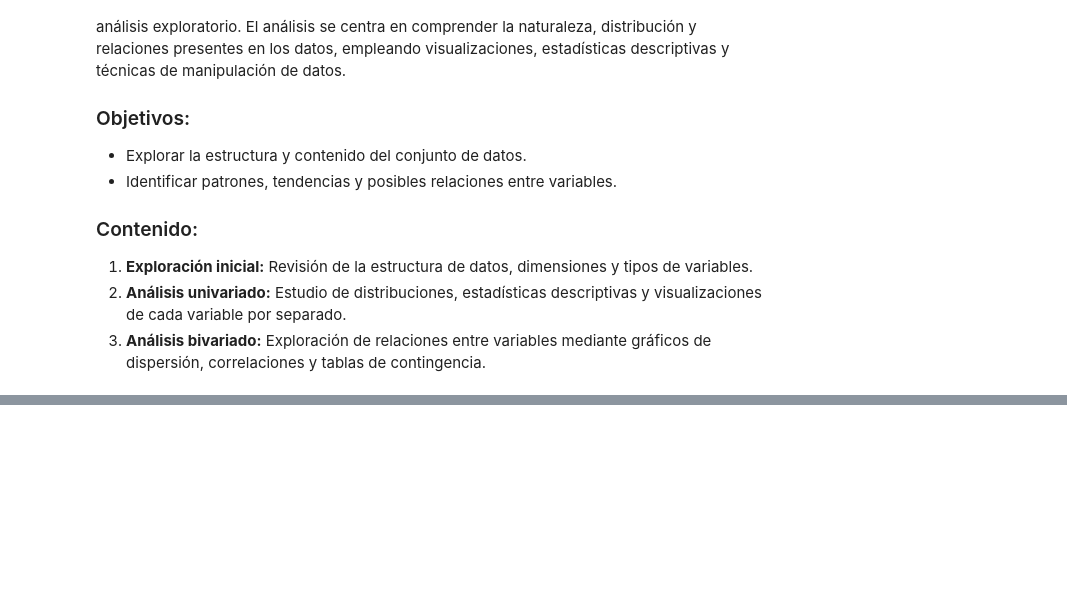
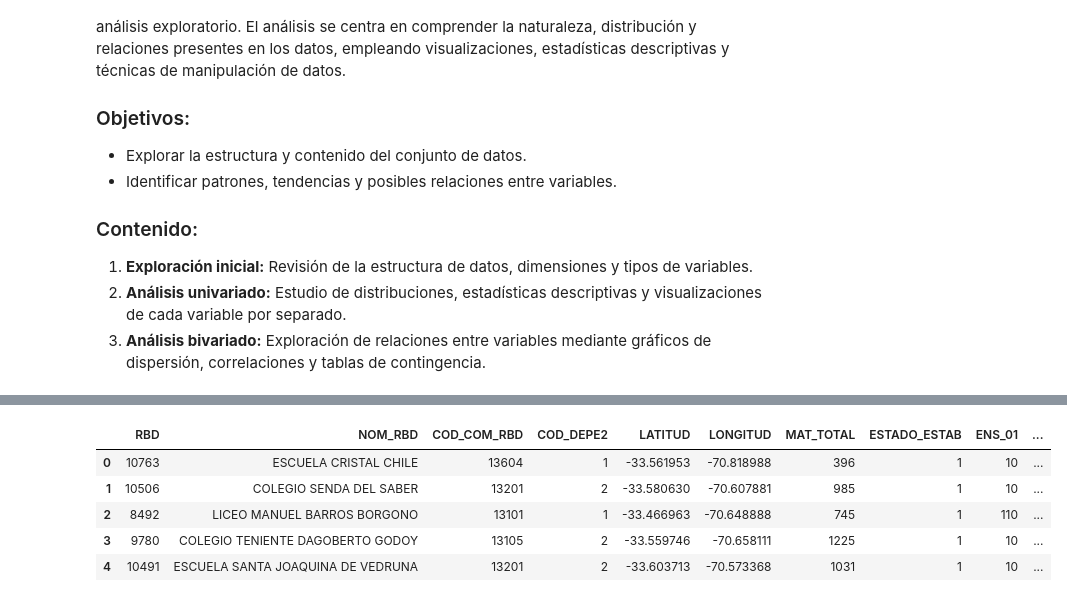
Before and after one commit to sofiafuentess/Proyecto-IMT2200-GRUPO-7, a Jupyter notebook: analisis_data/EDA_info_colegios.ipynb, the cells around one changed output, grey strips where cells are left out. Saved outputs shown, nothing was run; the diff lists cells and outputs as text; code cells hidden in the pictures; blank space fills up the shorter version.

```diff
--- a/analisis_data/EDA_info_colegios.ipynb
+++ b/analisis_data/EDA_info_colegios.ipynb
@@ -14,0 +21,4 @@ Este notebook explora y analiza exhaustivamente un conjunto de datos mediante t
+# %%
+# cargar los datos y definir un dataframe
+path= 'colegios.csv'
+df_colegios = pd.read_csv(path, sep=',')
@@ -14,0 +45,9 @@ Este notebook explora y analiza exhaustivamente un conjunto de datos mediante t
+# %%
+df_colegios.head()
+# %% [output]
+|  | RBD | NOM_RBD | COD_COM_RBD | COD_DEPE2 | LATITUD | LONGITUD | MAT_TOTAL | ESTADO_ESTAB | ENS_01 | ... |
+| 0 | 10763 | ESCUELA CRISTAL CHILE | 13604 | 1 | -33.561953 | -70.818988 | 396 | 1 | 10 | ... |
+| 1 | 10506 | COLEGIO SENDA DEL SABER | 13201 | 2 | -33.580630 | -70.607881 | 985 | 1 | 10 | ... |
+| 2 | 8492 | LICEO MANUEL BARROS BORGONO | 13101 | 1 | -33.466963 | -70.648888 | 745 | 1 | 110 | ... |
+| 3 | 9780 | COLEGIO TENIENTE DAGOBERTO GODOY | 13105 | 2 | -33.559746 | -70.658111 | 1225 | 1 | 10 | ... |
+| 4 | 10491 | ESCUELA SANTA JOAQUINA DE VEDRUNA | 13201 | 2 | -33.603713 | -70.573368 | 1031 | 1 | 10 | ... |
```
Also changed, not shown: parts of 2 cells of this notebook, 1 other file.
